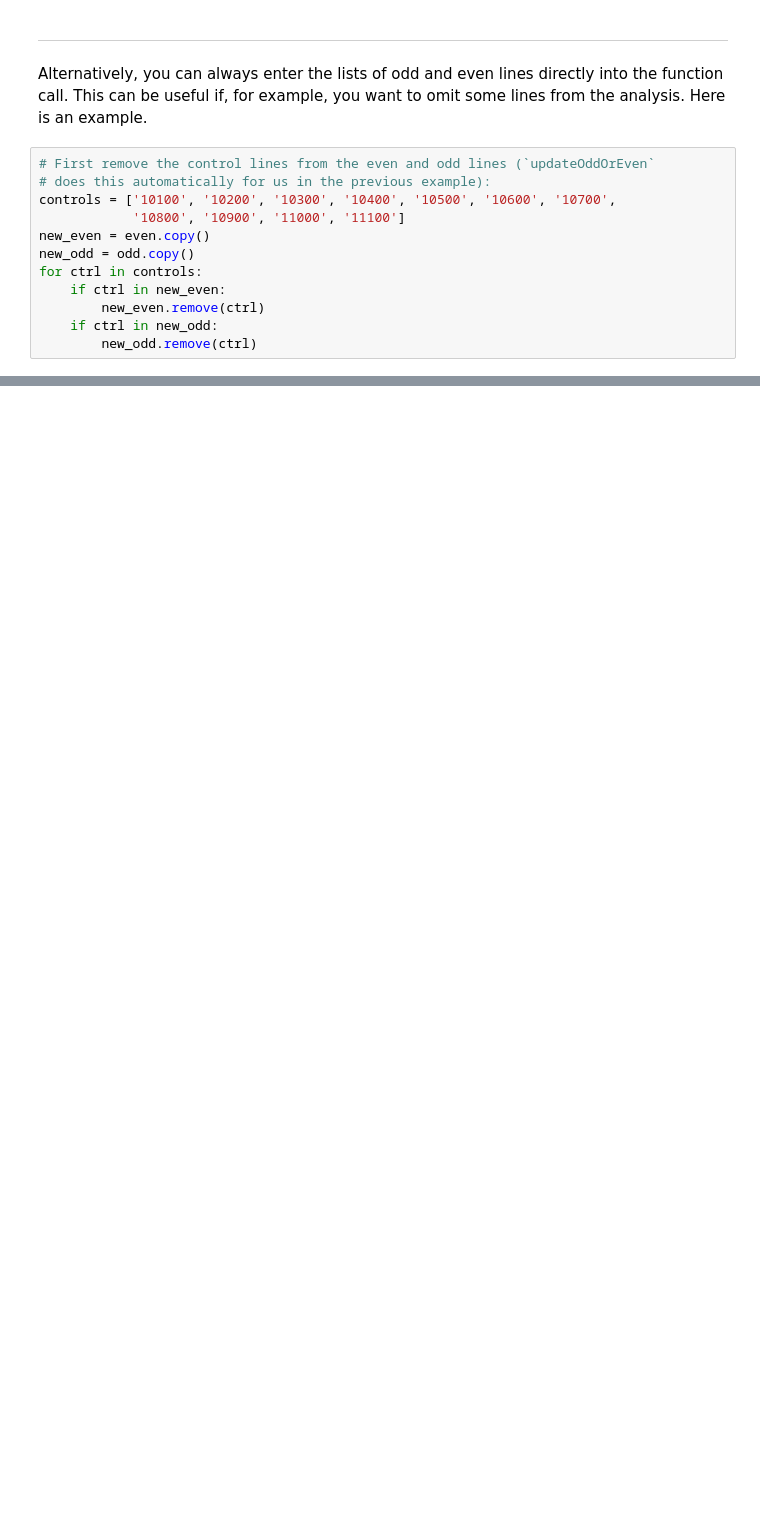
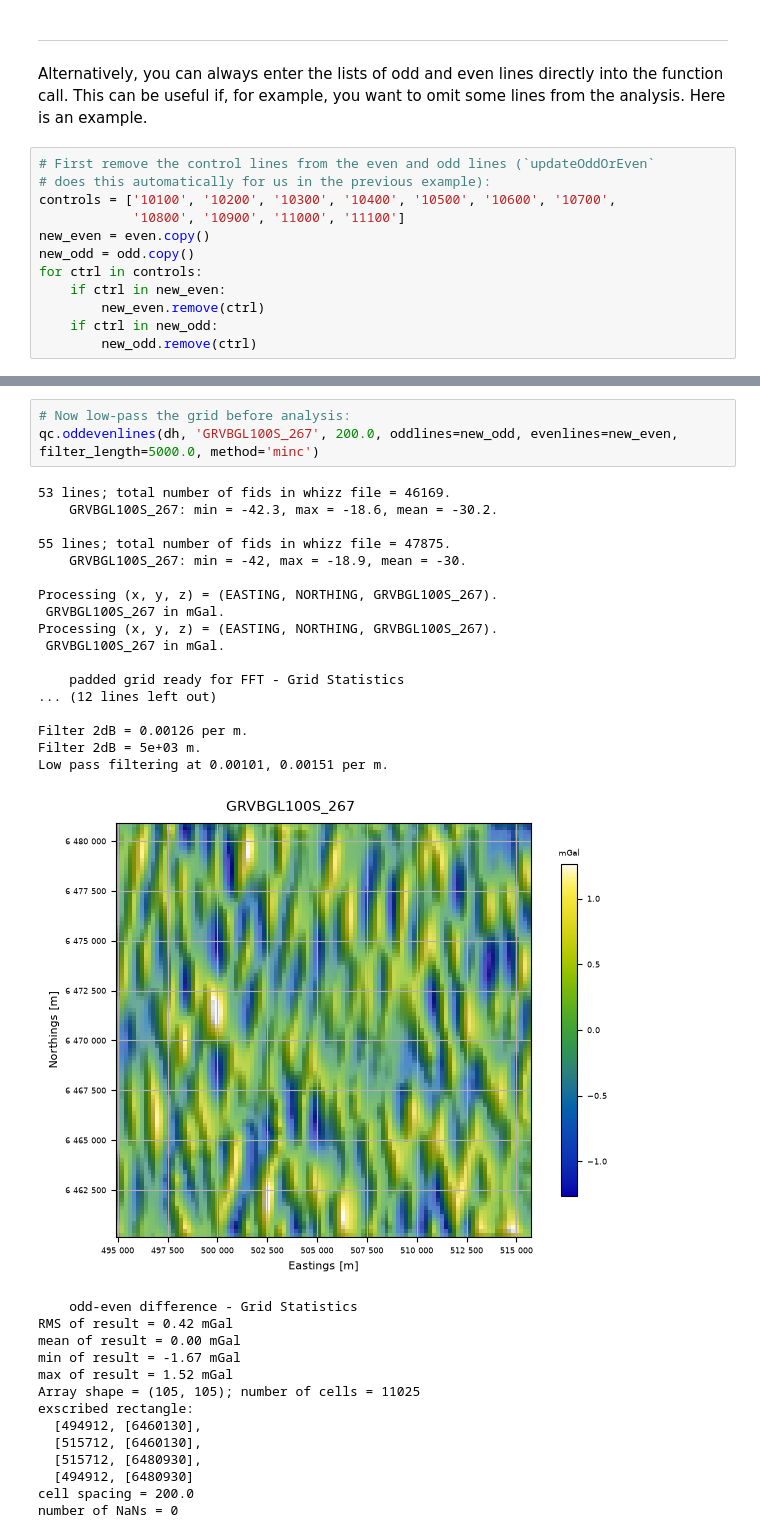
Before and after one commit to GeoscienceAustralia/galileoQC, a Jupyter notebook: docs/source/tutorials/Odd_Even_Analysis.ipynb, the cells around one changed output, grey strips where cells are left out. Cells and saved outputs as stored; diff of their text form; blank space fills up the shorter version.

```diff
--- a/docs/source/tutorials/Odd_Even_Analysis.ipynb
+++ b/docs/source/tutorials/Odd_Even_Analysis.ipynb
@@ -193,0 +203,35 @@ number of NaNs = 295
+# %%
+# Now low-pass the grid before analysis:
+qc.oddevenlines(dh, 'GRVBGL100S_267', 200.0, oddlines=new_odd, evenlines=new_even, filter_length=5000.0, method='minc')
+# %% [output]
+53 lines; total number of fids in whizz file = 46169.
+    GRVBGL100S_267: min = -42.3, max = -18.6, mean = -30.2.
+
+55 lines; total number of fids in whizz file = 47875.
+    GRVBGL100S_267: min = -42, max = -18.9, mean = -30.
+
+Processing (x, y, z) = (EASTING, NORTHING, GRVBGL100S_267).
+ GRVBGL100S_267 in mGal.
+Processing (x, y, z) = (EASTING, NORTHING, GRVBGL100S_267).
+ GRVBGL100S_267 in mGal.
+
+    padded grid ready for FFT - Grid Statistics
+... (12 lines left out)
+
+Filter 2dB = 0.00126 per m.
+Filter 2dB = 5e+03 m.
+Low pass filtering at 0.00101, 0.00151 per m.
+[figure, added]
+    odd-even difference - Grid Statistics
+RMS of result = 0.42 mGal
+mean of result = 0.00 mGal
+min of result = -1.67 mGal
+max of result = 1.52 mGal
+Array shape = (105, 105); number of cells = 11025
+exscribed rectangle:
+  [494912, [6460130],
+  [515712, [6460130],
+  [515712, [6480930],
+  [494912, [6480930]
+cell spacing = 200.0
+number of NaNs = 0
```
Also changed, not shown: parts of 6 cells of this notebook, 7 other files.
